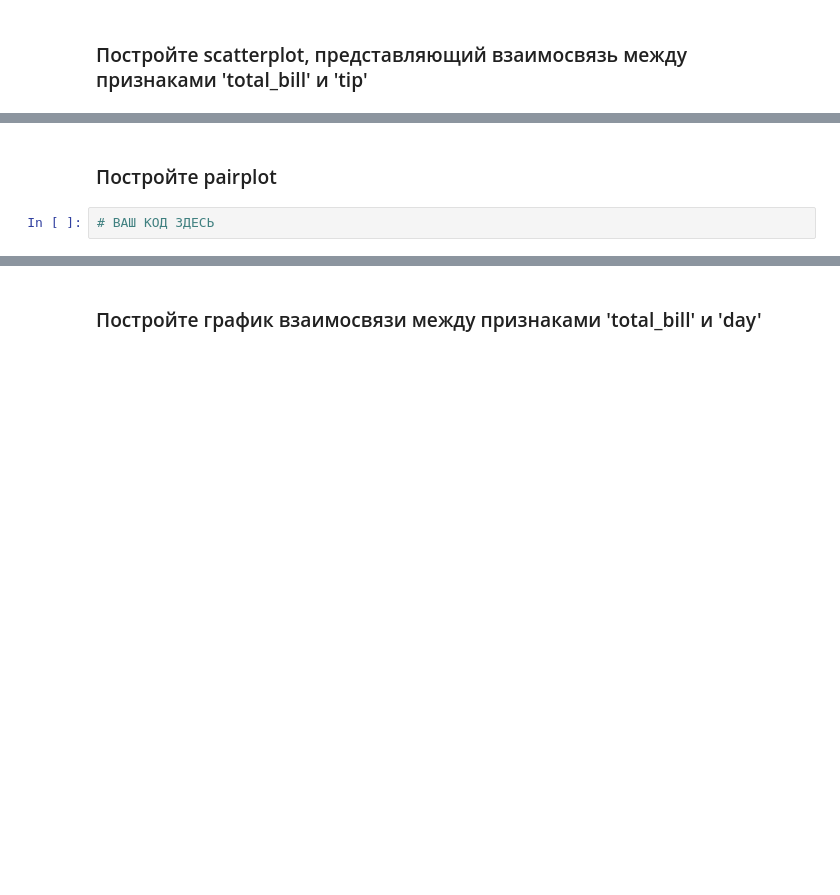
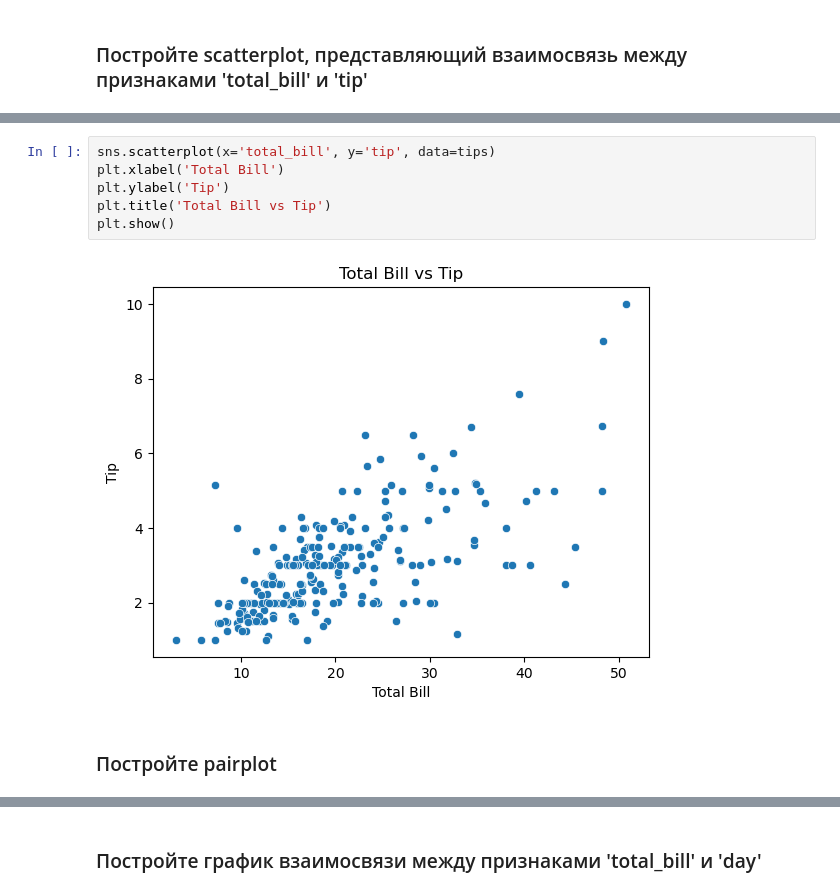
Before and after one commit to msergej/ML-Basic, a Jupyter notebook: homework_07/homework_07.ipynb, the cells around one changed output, grey strips where cells are left out. Drawn from its saved outputs; the diff is of its cells as text; blank space fills up the shorter version.

```diff
--- a/homework_07/homework_07.ipynb
+++ b/homework_07/homework_07.ipynb
@@ -244,4 +248,10 @@ tips[['smoker', 'smoker_binary']].head(3)
+# %%
+sns.scatterplot(x='total_bill', y='tip', data=tips)
+plt.xlabel('Total Bill')
+plt.ylabel('Tip')
+plt.title('Total Bill vs Tip')
+plt.show()
+# %% [output]
+[figure, added]
 # %% [markdown]
 ### Постройте pairplot
-# %%
-# ВАШ КОД ЗДЕСЬ
```
Also changed, not shown: parts of 12 cells of this notebook.
